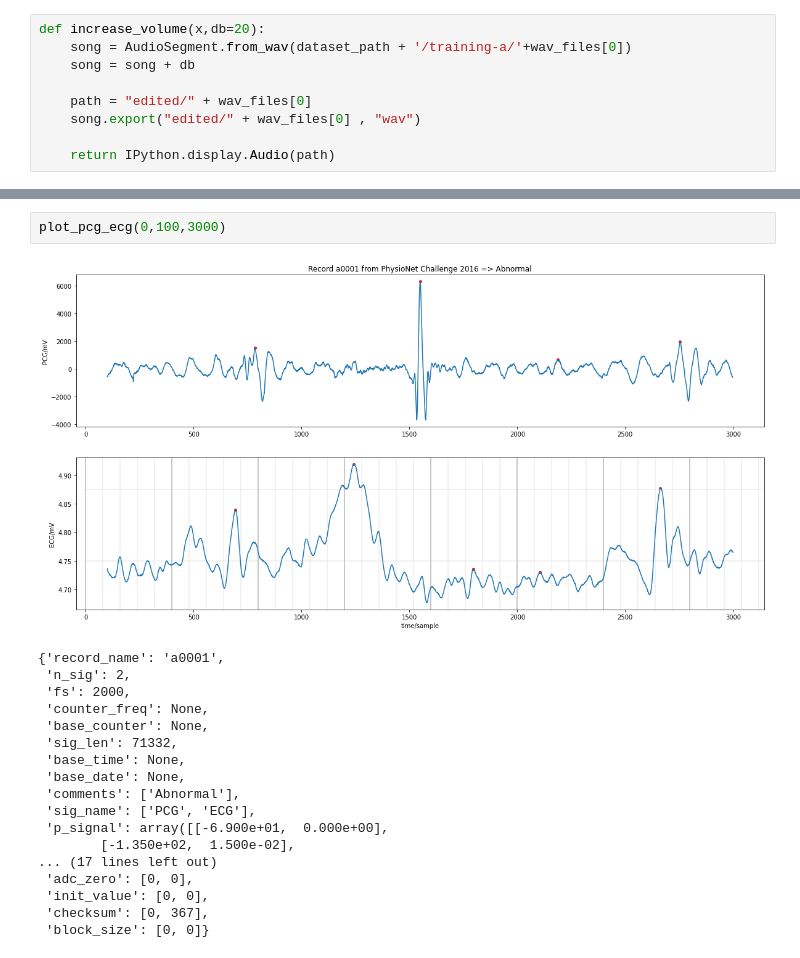
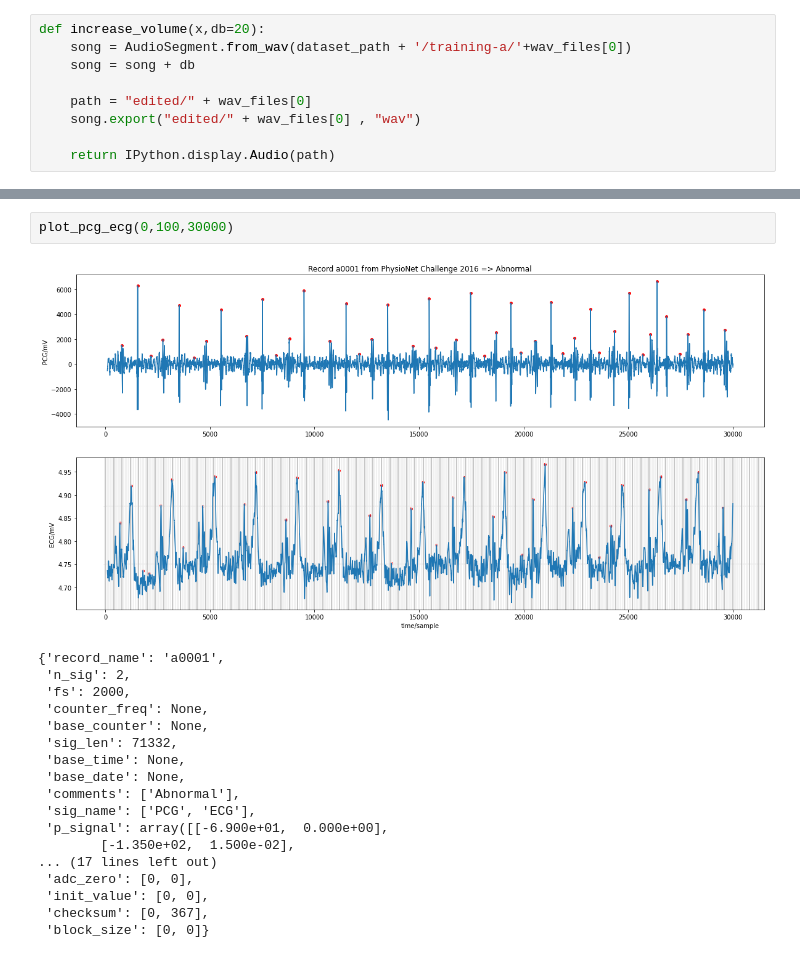
Before and after one commit to the-ai-team/Audio-Waveform-Processing, a Jupyter notebook: training-a.ipynb, the cells around one changed output, grey strips where cells are left out. Cells and saved outputs as stored; diff of their text form.

```diff
--- a/training-a.ipynb
+++ b/training-a.ipynb
@@ -128,9 +138,9 @@ increase_volume(0)
 # %% [output]
 [interactive output not drawn]
 # %%
-plot_pcg_ecg(0,100,3000)
+plot_pcg_ecg(0,100,30000)
 # %% [output]
-[figure, old version]
+[figure, new version]
 {'record_name': 'a0001',
  'n_sig': 2,
  'fs': 2000,
```
Also changed, not shown: parts of 15 cells of this notebook, 13 other files.
